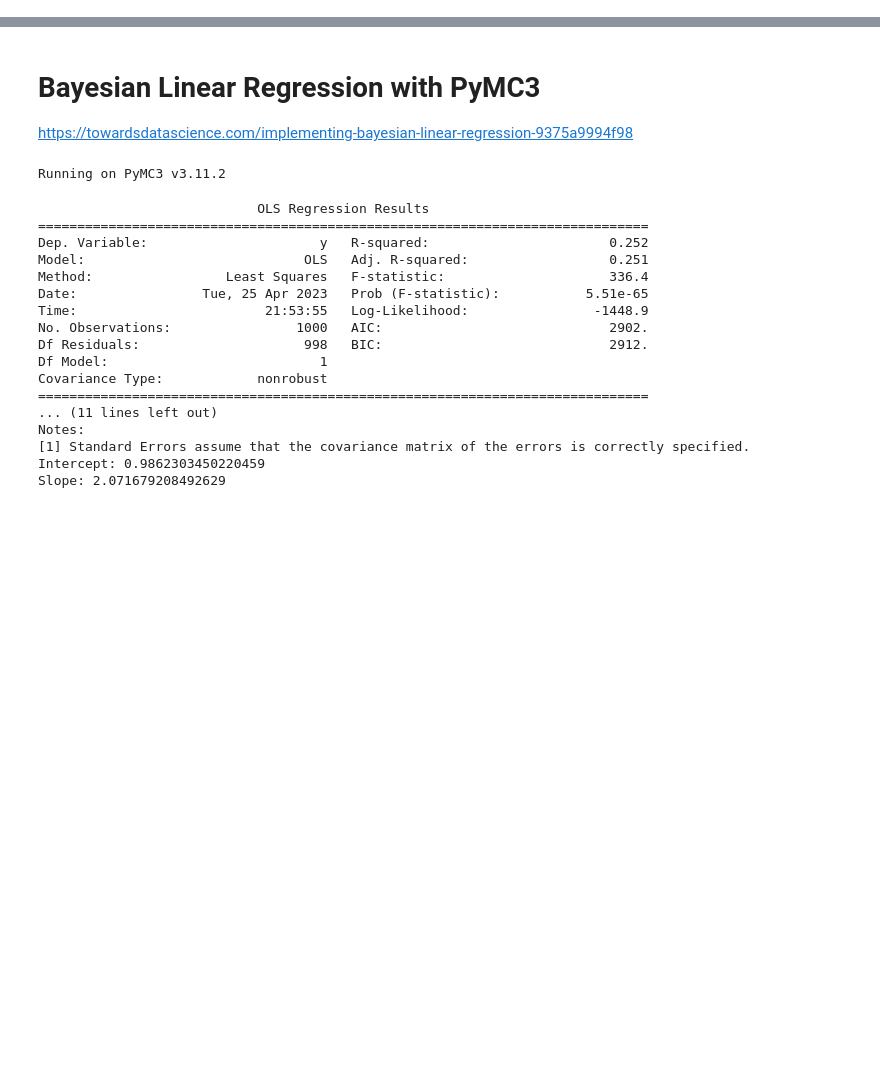
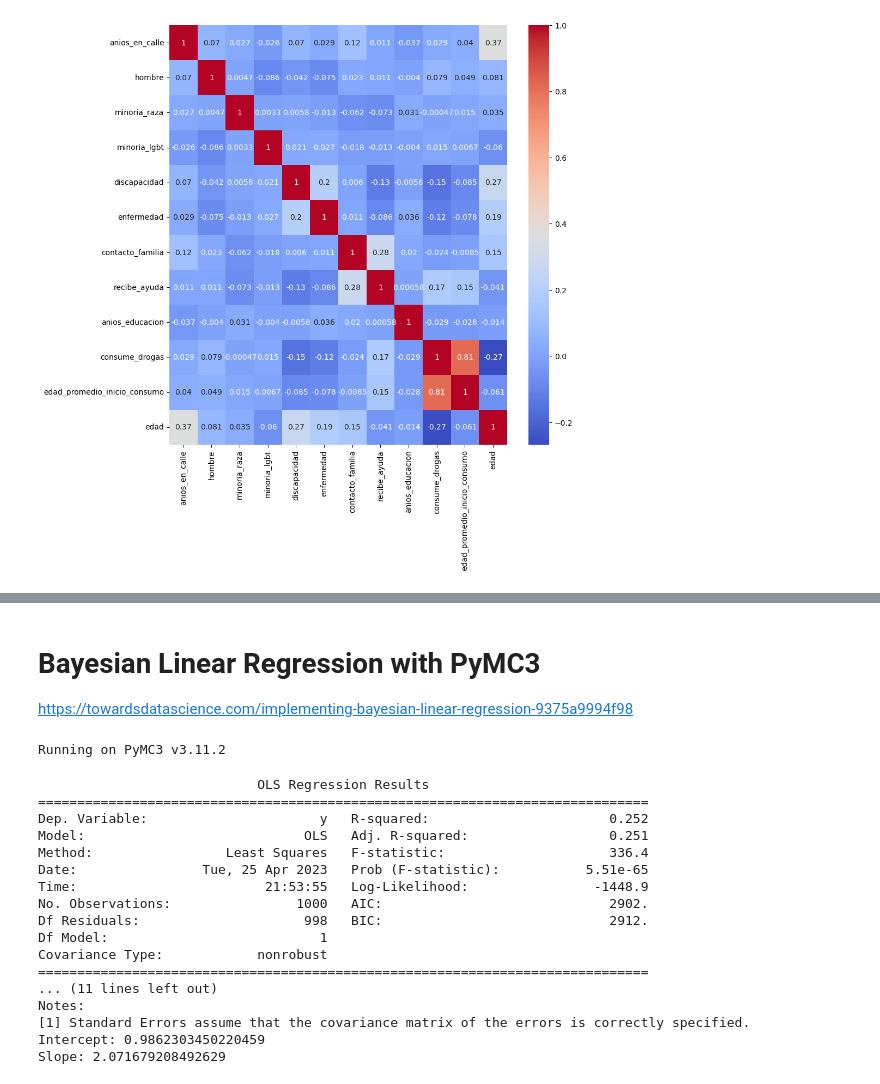
Before and after one commit to rmateusc/bayes-homelessness, a Jupyter notebook: src/bayes_implementation.ipynb, the cells around one changed output, grey strips where cells are left out. Saved outputs shown, nothing was run; the diff lists cells and outputs as text; code cells hidden in the pictures; blank space fills up the shorter version.

```diff
--- a/src/bayes_implementation.ipynb
+++ b/src/bayes_implementation.ipynb
@@ -15,35 +15,37 @@ from utils import filter_data, add_logarithmic_variables, plot_correlations
 # %%
 # Get root directory
 root_dir = os.path.dirname(os.path.abspath(''))
 # read data
 data = pd.read_csv(
     os.path.join(root_dir, 'data', 'CHC_base_anonimizada09-09-2021.csv')
     )
 # filter data
 data_filter = filter_data(data)
 # add logarithmic variables
 add_logarithmic_variables(data_filter)
 # plot correlations
 variables_interest = [
     'anios_en_calle',
     'hombre',
     'minoria_raza',
     'minoria_lgbt',
     'discapacidad',
     'enfermedad',
     'contacto_familia',
     'recibe_ayuda',
     'anios_educacion',
     'consume_drogas',
     'edad_promedio_inicio_consumo',
     'edad'
 ]
 
-# plot_correlations(
-#     data_filter,
-#     variables_interest,
-#     save=False
-#     )
+plot_correlations(
+    data_filter,
+    variables_interest,
+    save=False
+    )
+# %% [output]
+[figure, added]
 # %%
 y = data["anios_en_calle"].values.reshape(-1, 1)
 X = np.hstack((np.ones((len(y), 1)), data[[
```
Also changed, not shown: parts of 11 cells of this notebook.
